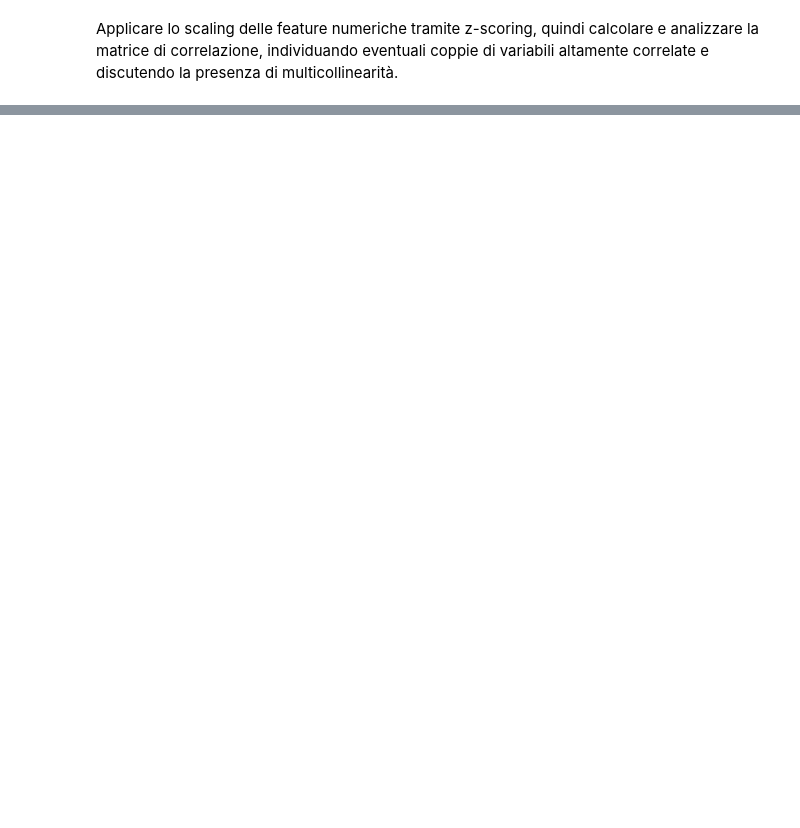
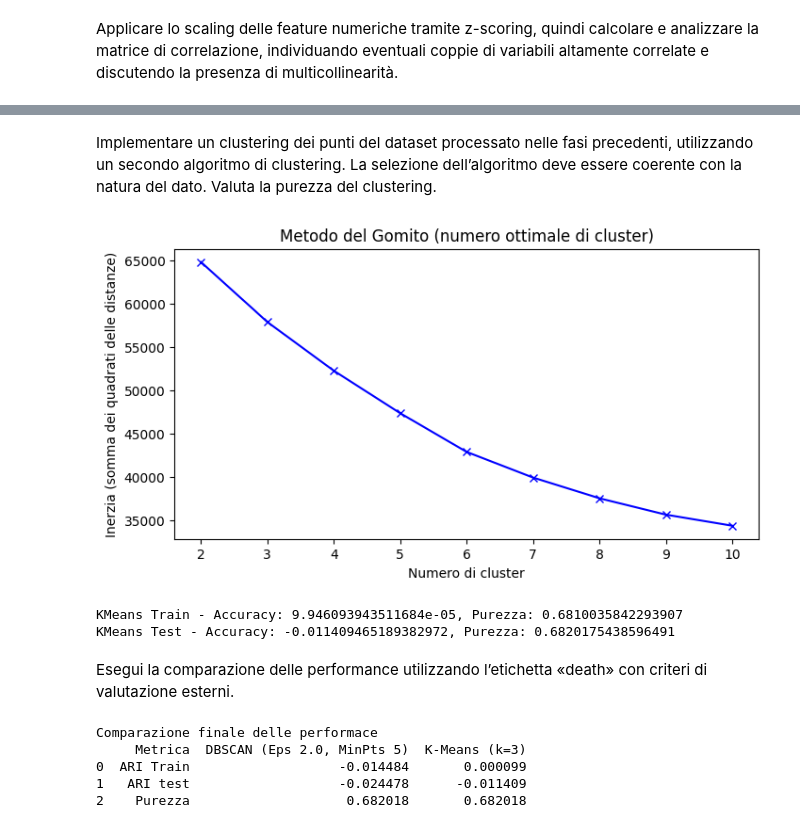
Before and after one commit to Reversiano/BigData2, a Jupyter notebook: Condiviso/Giovanni/Esercitazione4/es_support2.ipynb, the cells around one changed output, grey strips where cells are left out. Drawn from its saved outputs; the diff is of its cells as text; code cells hidden in the pictures; blank space fills up the shorter version.

```diff
--- a/Condiviso/Giovanni/Esercitazione4/es_support2.ipynb
+++ b/Condiviso/Giovanni/Esercitazione4/es_support2.ipynb
@@ -165,0 +303,71 @@ Correlazione di 0.8801580903286088 per la coppia [adlsc, adls]
+# %% [markdown]
+Implementare un clustering dei punti del dataset processato nelle fasi precedenti, utilizzando un secondo algoritmo di clustering. La selezione dell’algoritmo deve essere coerente con la natura del dato. Valuta la purezza del clustering.
+# %%
+from sklearn.cluster import KMeans
+import matplotlib.pyplot as plot
+
+#il KMeans è l'alternativa std più solida al DBSCAN, poichè eliminando il rumore aumenta la purezza
+inerzia = []
+for n in range(2, 11):
+    km = KMeans(n_clusters=n, n_init=10, random_state=42)
+    km.fit(X_train_final)  #addestramento del modello per apprendere dove si trovano i centri dei cluster
+    inerzia.append(km.inertia_)  #inerzia: somma delle distanze al quadrato tra ogni paziente e il centro del suo cluster, indica quanto i cluster sono "stretti"
+
+#utilizzo ora il metodo del Gomito per determinare il numero ottimale di cluster da usare
+plot.figure(figsize=(8, 4))
+plot.plot(range(2, 11), inerzia, 'bx-')
+plot.xlabel("Numero di cluster")
+plot.ylabel("Inerzia (somma dei quadrati delle distanze)")
+plot.title("Metodo del Gomito (numero ottimale di cluster)")
+plot.show()
+
+
+#in base al grafico il numero ottimale di cluster da usare è 3
+km_final = KMeans(n_clusters=3, n_init=10, random_state=42)  #calcoliamo il KMeans finale e determiniamo i cluster di train e di test
+labels_train_km = km_final.fit_predict(X_train_final)
+labels_test_km = km_final.predict(X_test_final)
+
+#calcolo accuracy e purezza
+accuracy_train_km = adjusted_rand_score(y_train, labels_train_km)
+purity_train_km = purity_computation(y_train, labels_train_km)
+print(f"KMeans Train - Accuracy: {accuracy_train_km}, Purezza: {purity_train_km}")
+
+accuracy_test_km = adjusted_rand_score(y_test, labels_test_km)
+purity_test_km = purity_computation(y_test, labels_test_km)
+print(f"KMeans Test - Accuracy: {accuracy_test_km}, Purezza: {purity_test_km}")
+
+
+
+#Il confronto tra i due algoritmi evidenzia che, per il dataset SUPPORT2, il K-Means (k=3) risulta marginalmente più coerente rispetto al DBSCAN,
+#come dimostrato dal passaggio da un ARI negativo a uno positivo (0.0009).
+
+#Tuttavia, entrambi i modelli faticano a discriminare la variabile death. La purezza costante a 0.68 suggerisce che
+#i modelli tendono a raggruppare i pazienti in un unico cluster principale che riflette semplicemente la prevalenza
+#della classe maggioritaria (i sopravvissuti).
+
+#In conclusione, la natura del dato clinico SUPPORT2, caratterizzata da classi fortemente sovrapposte nello spazio delle feature,
+#rende il clustering non supervisionato uno strumento poco efficace per la previsione della mortalità,
+#suggerendo la necessità di modelli supervisionati o di una diversa trasformazione delle feature (es. PCA).
+# %% [output]
+[figure, added]
+KMeans Train - Accuracy: 9.946093943511684e-05, Purezza: 0.6810035842293907
+KMeans Test - Accuracy: -0.011409465189382972, Purezza: 0.6820175438596491
+# %% [markdown]
+Esegui la comparazione delle performance utilizzando l’etichetta «death» con criteri di valutazione esterni.
+# %%
+import pandas as pd
+
+comparazione = pd.DataFrame({
+    'Metrica': ['ARI Train', 'ARI test', 'Purezza'],
+    'DBSCAN (Eps 2.0, MinPts 5)': [accuracy_train, accuracy_test, purity_test],
+    'K-Means (k=3)': [accuracy_train_km, accuracy_test_km, purity_test_km]
+})
+
+print("Comparazione finale delle performace")
+print(comparazione)
+# %% [output]
+Comparazione finale delle performace
+     Metrica  DBSCAN (Eps 2.0, MinPts 5)  K-Means (k=3)
+0  ARI Train                   -0.014484       0.000099
+1   ARI test                   -0.024478      -0.011409
+2    Purezza                    0.682018       0.682018
```
Also changed, not shown: parts of 9 cells of this notebook.
